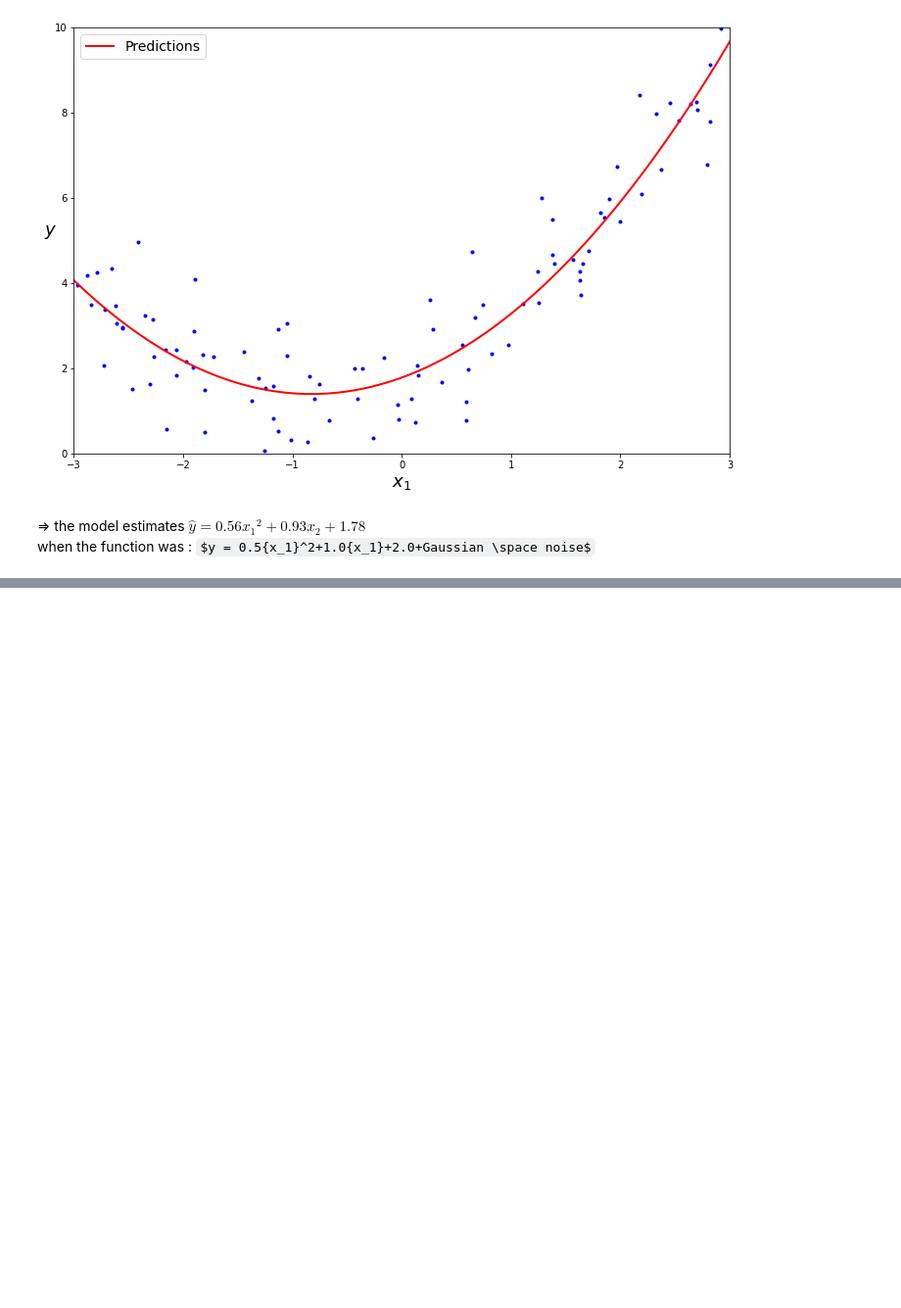
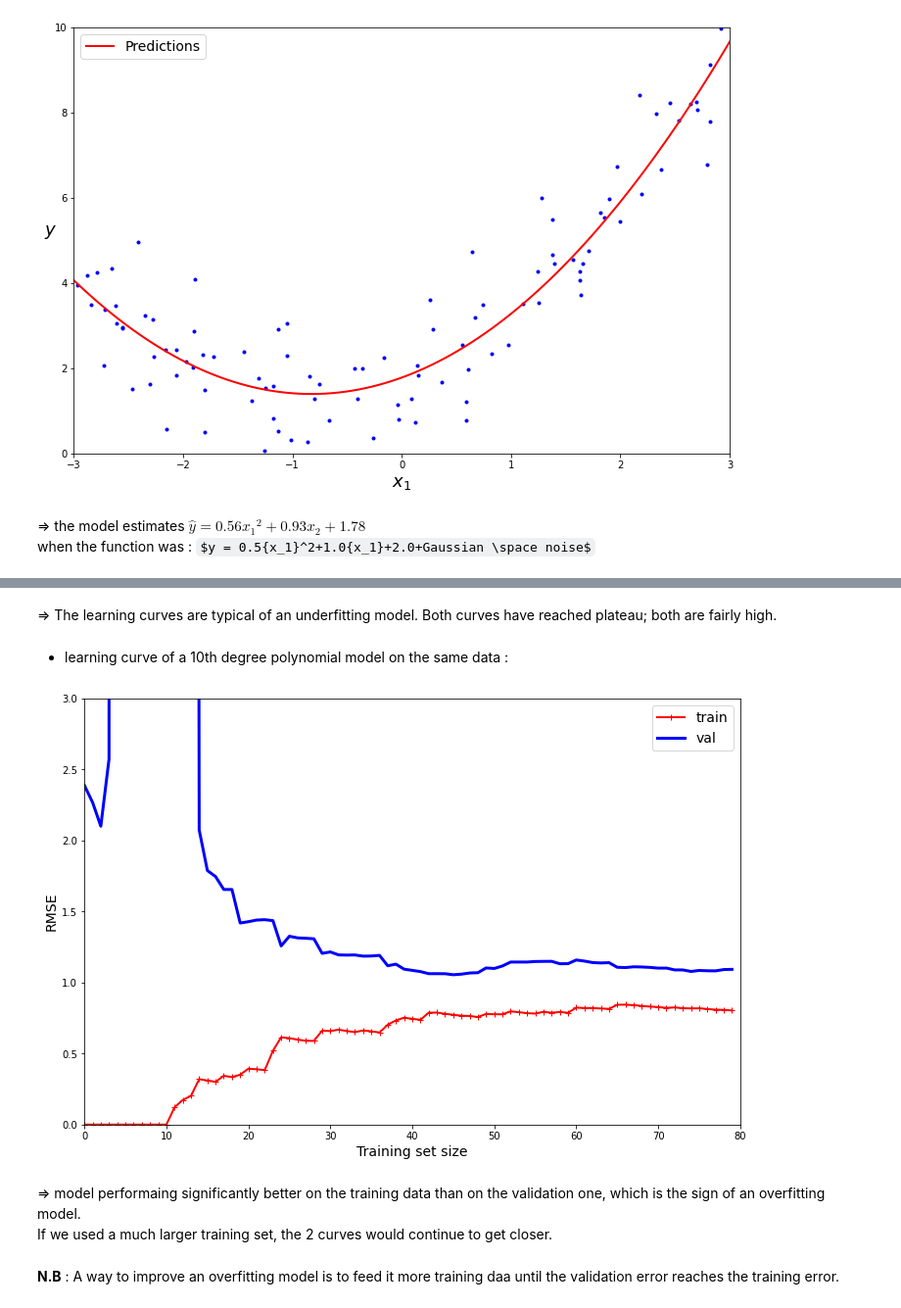
Before and after one commit to chikoungoun/Machine-Learning, a Jupyter notebook: Hands On machine Learning - A summary/Chapter 4 - Training Models.ipynb, the cells around one changed output, grey strips where cells are left out. Shown at 98% size. Drawn from its saved outputs; the diff is of its cells as text; code cells hidden in the pictures; some formulas as TeX source; blank space fills up the shorter version.

```diff
--- a/Hands On machine Learning - A summary/Chapter 4 - Training Models.ipynb
+++ b/Hands On machine Learning - A summary/Chapter 4 - Training Models.ipynb
@@ -334,0 +397,20 @@ when the function was : $y = 0.5{x_1}^2+1.0{x_1}+2.0+Gaussian \space noise$
+# %% [markdown]
+=> The learning curves are typical of an underfitting model. Both curves have reached plateau; both are fairly high.
+# %% [markdown]
+* learning curve of a 10th degree polynomial model on the same data :
+# %%
+from sklearn.pipeline import Pipeline
+
+polynomial_regression = Pipeline([
+    ("poly_features",PolynomialFeatures(degree=10, include_bias=False)),('lin-reg',LinearRegression())
+])
+plot_learning_curves(polynomial_regression,X,y)
+plt.axis([0, 80, 0, 3])
+plt.show()
+# %% [output]
+[figure, added]
+# %% [markdown]
+=> model performaing significantly better on the training data than on the validation one, which is the sign of an overfitting model.
+If we used a much larger training set, the 2 curves would continue to get closer.
+# %% [markdown]
+**N.B** : A way to improve an overfitting model is to feed it more training daa until the validation error reaches the training error.
```
Also changed, not shown: parts of 8 cells of this notebook.
